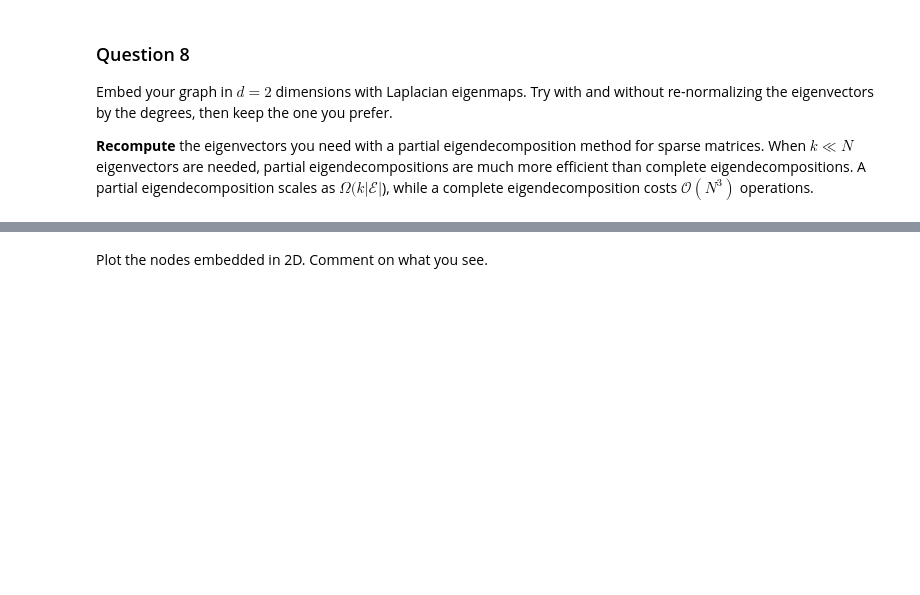
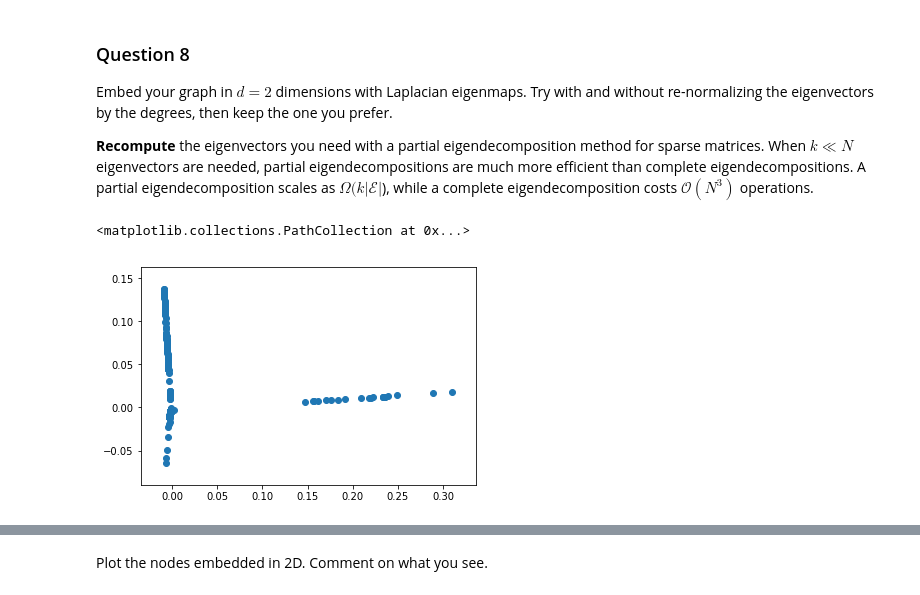
Before and after one commit to weberjoe/NTDS-MS-1-Route2-911, a Jupyter notebook: MS_3/3_spectral_graph_theory.ipynb, the cells around one changed output, grey strips where cells are left out. Cells and saved outputs as stored; diff of their text form; code cells hidden in the pictures; blank space fills up the shorter version.

```diff
--- a/MS_3/3_spectral_graph_theory.ipynb
+++ b/MS_3/3_spectral_graph_theory.ipynb
@@ -184,3 +182,29 @@ Try with and without re-normalizing the eigenvectors by the degrees, then keep t
 **Recompute** the eigenvectors you need with a partial eigendecomposition method for sparse matrices.
 When $k \ll N$ eigenvectors are needed, partial eigendecompositions are much more efficient than complete eigendecompositions.
 A partial eigendecomposition scales as $\Omega(k |\mathcal{E}|$), while a complete eigendecomposition costs $\mathcal{O}(N^3)$ operations.
+# %%
+#load the largest connected component adjacency
+largest_adjacency=np.load('../data/largest_connected_component_adjacency.npy')
+# Here W = adjacency
+D_largest = np.diag(np.sum(largest_adjacency, axis=0))
+D_largest_sqrt_inv = np.sqrt(np.linalg.inv(D_largest))
+#Laplacian of the largest connected component
+laplacian_combinatorial_largest = D_largest  - largest_adjacency
+laplacian_normalized_largest = D_largest_sqrt_inv.dot(laplacian_combinatorial_largest).dot(D_largest_sqrt_inv)
+
+#embedding in two dimensions without renormalizing the eigenvectors
+#for efficient storage and computation, we use the CSR format
+laplacian_combinatorial_largest = sparse.csr_matrix(laplacian_combinatorial_largest)
+#to convert to float the laplacian matrix :
+laplacian_combinatorial_largest=laplacian_combinatorial_largest.astype(float)
+#for the partial eigendecomposition, we use  eigsh as our matrix is sparse and Hermitian (real symmetric)
+#we limit the eigendecomposition to the 5 smallest eigenvectors by passing which='SM'
+eigval_largest_combinatorial, eigvect_largest_combinatorial = sparse.linalg.eigsh(laplacian_combinatorial_largest, k=5,which='SM')
+
+#to embed the graph, we use the value of the eigenvectors as coordinates. We take the 2 smallest non zero eigenvalues :
+x = eigvect_largest_combinatorial[:, 1]
+y = eigvect_largest_combinatorial[:, 2]
+plt.scatter(x, y)
+# %% [output]
+<matplotlib.collections.PathCollection at 0x...>
+[figure, added]
```
Also changed, not shown: parts of 7 cells of this notebook.
